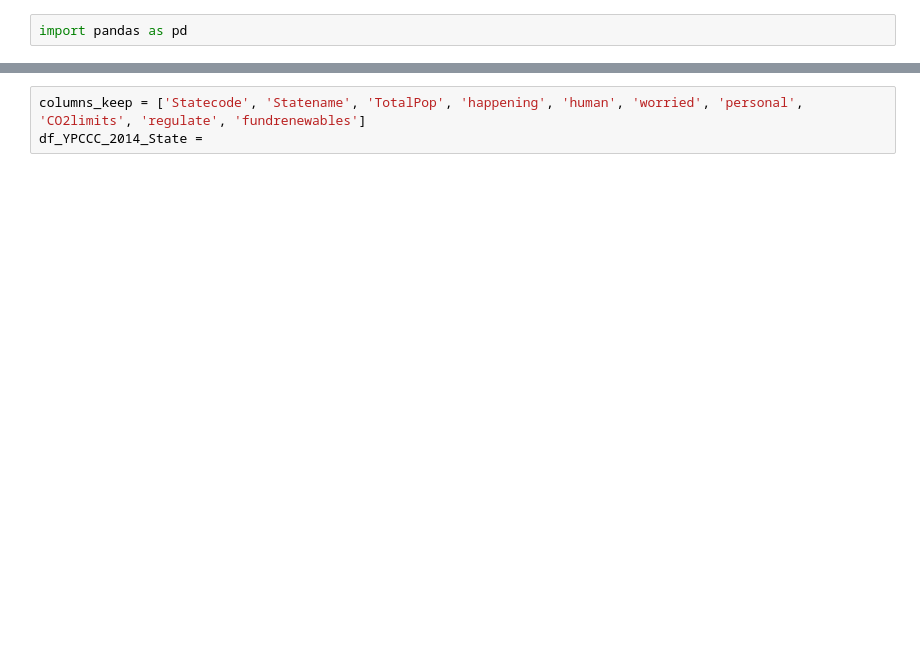
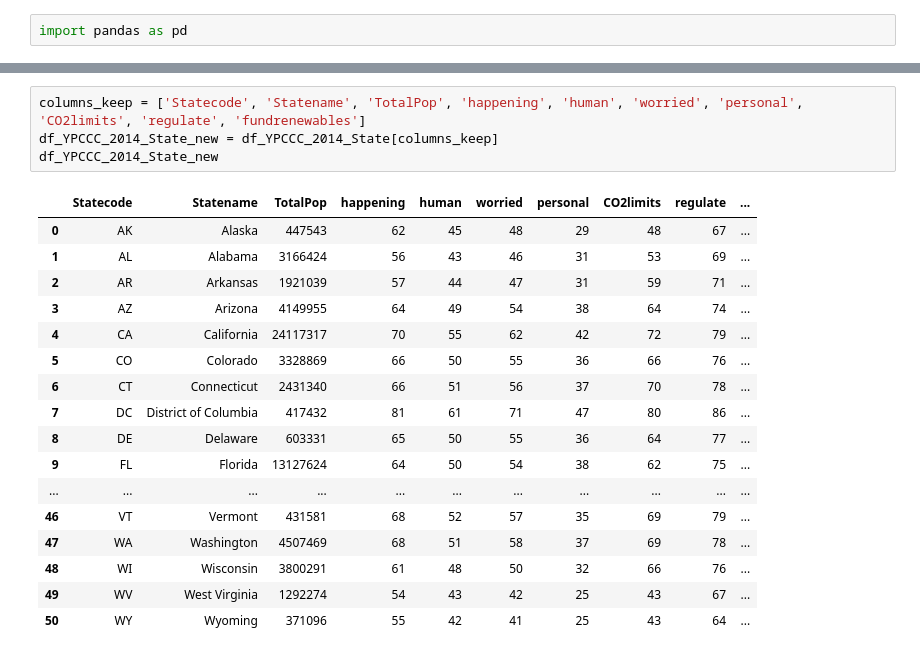
Before and after one commit to pjsimmon/COGS108_Repo, a Jupyter notebook: Simmons_Data_Wrangling.ipynb, the cells around one changed output, grey strips where cells are left out. Saved outputs shown, nothing was run; the diff lists cells and outputs as text; blank space fills up the shorter version.

```diff
--- a/Simmons_Data_Wrangling.ipynb
+++ b/Simmons_Data_Wrangling.ipynb
@@ -55,3 +56,22 @@ list(df_YPCCC_2014_State.columns)
 # %%
 columns_keep = ['Statecode', 'Statename', 'TotalPop', 'happening', 'human', 'worried', 'personal', 'CO2limits', 'regulate', 'fundrenewables']
-df_YPCCC_2014_State =
+df_YPCCC_2014_State_new = df_YPCCC_2014_State[columns_keep]
+df_YPCCC_2014_State_new
+# %% [output]
+|  | Statecode | Statename | TotalPop | happening | human | worried | personal | CO2limits | regulate | ... |
+| 0 | AK | Alaska | 447543 | 62 | 45 | 48 | 29 | 48 | 67 | ... |
+| 1 | AL | Alabama | 3166424 | 56 | 43 | 46 | 31 | 53 | 69 | ... |
+| 2 | AR | Arkansas | 1921039 | 57 | 44 | 47 | 31 | 59 | 71 | ... |
+| 3 | AZ | Arizona | 4149955 | 64 | 49 | 54 | 38 | 64 | 74 | ... |
+| 4 | CA | California | 24117317 | 70 | 55 | 62 | 42 | 72 | 79 | ... |
+| 5 | CO | Colorado | 3328869 | 66 | 50 | 55 | 36 | 66 | 76 | ... |
+| 6 | CT | Connecticut | 2431340 | 66 | 51 | 56 | 37 | 70 | 78 | ... |
+| 7 | DC | District of Columbia | 417432 | 81 | 61 | 71 | 47 | 80 | 86 | ... |
+| 8 | DE | Delaware | 603331 | 65 | 50 | 55 | 36 | 64 | 77 | ... |
+| 9 | FL | Florida | 13127624 | 64 | 50 | 54 | 38 | 62 | 75 | ... |
+| ... | ... | ... | ... | ... | ... | ... | ... | ... | ... | ... |
+| 46 | VT | Vermont | 431581 | 68 | 52 | 57 | 35 | 69 | 79 | ... |
+| 47 | WA | Washington | 4507469 | 68 | 51 | 58 | 37 | 69 | 78 | ... |
+| 48 | WI | Wisconsin | 3800291 | 61 | 48 | 50 | 32 | 66 | 76 | ... |
+| 49 | WV | West Virginia | 1292274 | 54 | 43 | 42 | 25 | 43 | 67 | ... |
+| 50 | WY | Wyoming | 371096 | 55 | 42 | 41 | 25 | 43 | 64 | ... |
```
Also changed, not shown: parts of 11 cells of this notebook.
